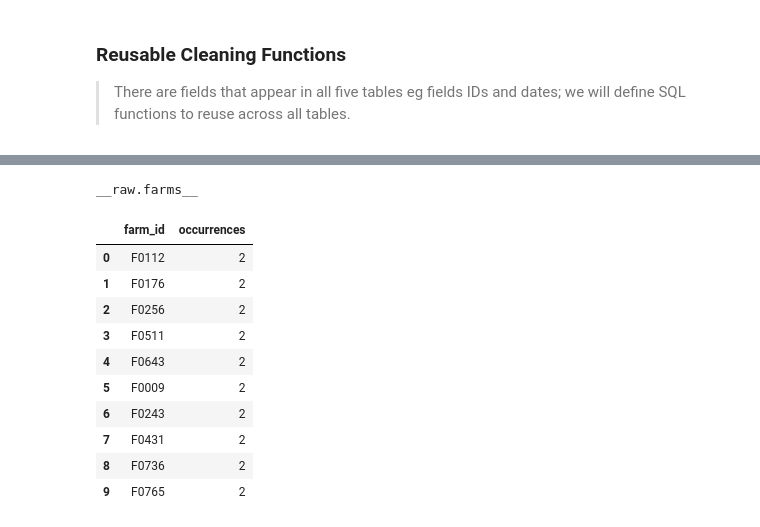
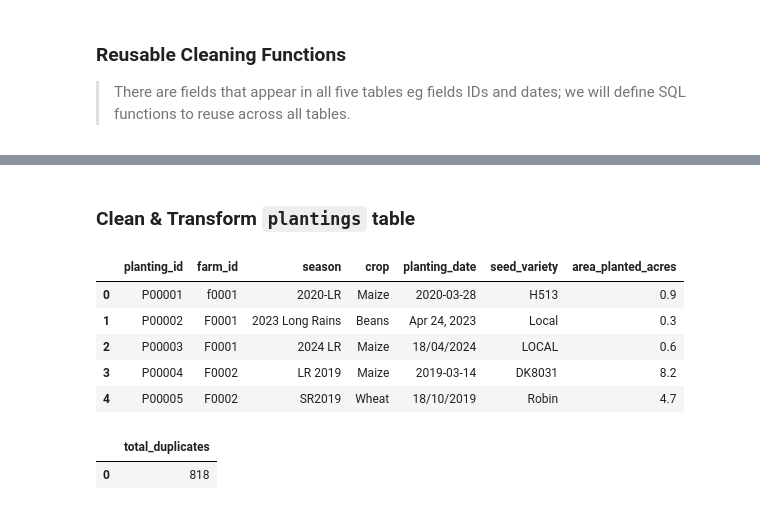
Before and after one commit to edi-kanyua/Predictive-Modeling-in-Agriculture, a Jupyter notebook: Agriculture_ELT.ipynb, the cells around one changed output, grey strips where cells are left out. Drawn from its saved outputs; the diff is of its cells as text; code cells hidden in the pictures.

```diff
--- a/Agriculture_ELT.ipynb
+++ b/Agriculture_ELT.ipynb
@@ -323,26 +467,35 @@ conn.sql(
+# %% [markdown]
+### Clean & Transform `plantings` table
+# %%
+# Preview & inspect plantings table
+conn.sql(
+    """
+    SELECT *
+      EXCLUDE (source_file, loaded_at)
+    FROM raw.plantings
+    LIMIT 5
+    """
+).df()
+# %% [output]
+|  | planting_id | farm_id | season | crop | planting_date | seed_variety | area_planted_acres |
+| 0 | P00001 | f0001 | 2020-LR | Maize | 2020-03-28 | H513 | 0.9 |
+| 1 | P00002 | F0001 | 2023 Long Rains | Beans | Apr 24, 2023 | Local | 0.3 |
+| 2 | P00003 | F0001 | 2024 LR | Maize | 18/04/2024 | LOCAL | 0.6 |
+| 3 | P00004 | F0002 | LR 2019 | Maize | 2019-03-14 | DK8031 | 8.2 |
+| 4 | P00005 | F0002 | SR2019 | Wheat | 18/10/2019 | Robin | 4.7 |
 # %%
-for name in tables:
-  if name == 'farms':
-    print(f'__raw.{name}__')
-    display(conn.sql(
-        f"""
-          SELECT farm_id,
-            COUNT(*) AS occurrences
-          FROM raw.{name}
-          GROUP BY 1
-          HAVING occurrences > 1
-        """
-    ).df())
+# Check for duplicates
+conn.sql(
+    """
+    SELECT COUNT(*) total_duplicates
+    FROM
+      (SELECT farm_id,
+        COUNT(*) AS occurrence_count
+      FROM raw.plantings
+      GROUP BY 1
+      HAVING occurrence_count > 1) AS sub
+    """
+).df()
 # %% [output]
-__raw.farms__
-|  | farm_id | occurrences |
-| 0 | F0112 | 2 |
-| 1 | F0176 | 2 |
-| 2 | F0256 | 2 |
-| 3 | F0511 | 2 |
-| 4 | F0643 | 2 |
-| 5 | F0009 | 2 |
-| 6 | F0243 | 2 |
-| 7 | F0431 | 2 |
-| 8 | F0736 | 2 |
-| 9 | F0765 | 2 |
+|  | total_duplicates |
+| 0 | 818 |
```
Also changed, not shown: parts of 12 cells of this notebook.
